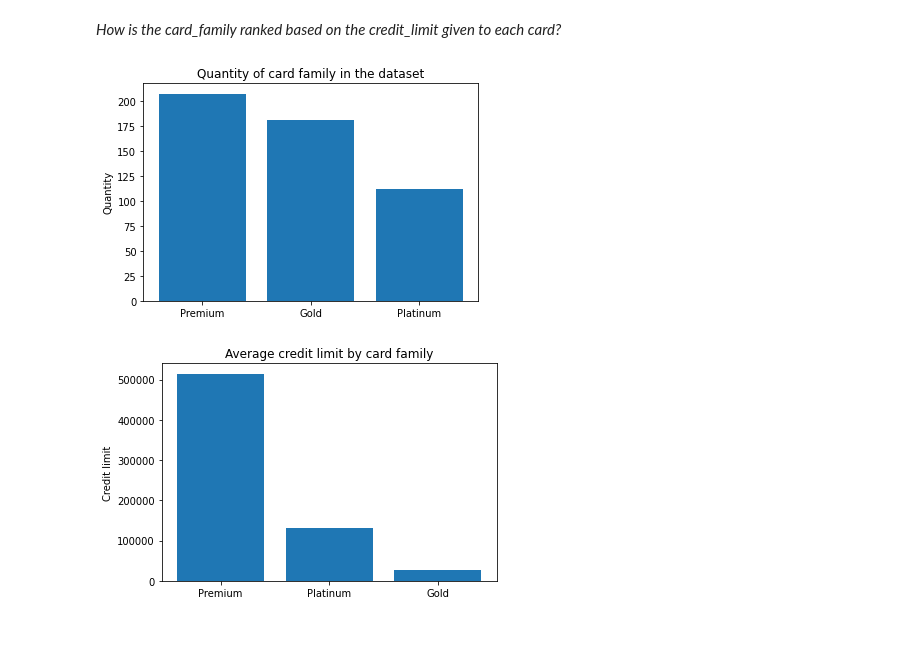
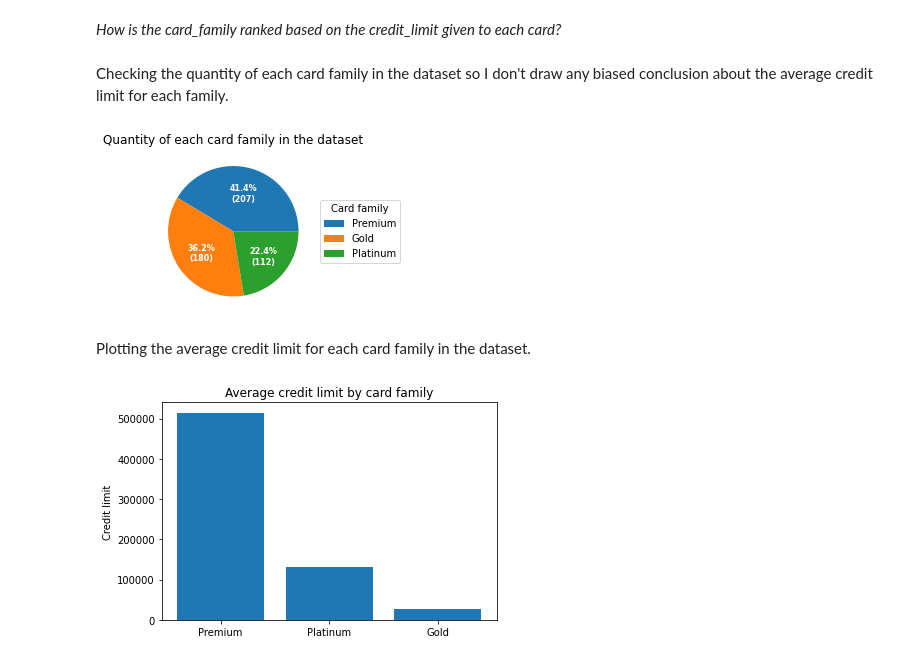
Before and after one commit to Eric-Mendes/conta-stone-data-challenge, a Jupyter notebook: data_analyses.ipynb, the cells around one changed output. Cells and saved outputs as stored; diff of their text form; code cells hidden in the pictures; blank space fills up the shorter version.

```diff
--- a/data_analyses.ipynb
+++ b/data_analyses.ipynb
@@ -52,6 +52,8 @@ print("The average age of the customers in the database is {} years old."\
 The average age of the customers in the database is 35.06 years old.
 # %% [markdown]
 *How is the card_family ranked based on the credit_limit given to each card?*
+# %% [markdown]
+Checking the quantity of each card family in the dataset so I don't draw any biased conclusion about the average credit limit for each family.
 # %%
 # getting all the card families in the dataset
 card_families = np.unique(df_card['card_family'])
@@ -67,14 +69,37 @@ family_quantity.sort(key=lambda qty: qty[1], reverse=True)
 # unzipping family_quantity (separating family from quantity)
 family_quantity = zip(*family_quantity)
 family_quantity = list(family_quantity)
-
-# plotting the family quantity
-plt.bar(family_quantity[0], family_quantity[1])
-plt.title("Quantity of card family in the dataset")
-plt.ylabel("Quantity")
-plt.show()
-# %% [output]
-[figure, removed]
+# %%
+# Plotting a pie plot
+
+fig, ax = plt.subplots(figsize=(6, 3), subplot_kw=dict(aspect="equal"))
+
+data = family_quantity[1]
+card_families = family_quantity[0]
+
+
+def func(pct, allvals):
+    absolute = int(pct/100.*np.sum(allvals))
+    return "{:.1f}%\n({:d})".format(pct, absolute)
+
+
+wedges, texts, autotexts = ax.pie(data, autopct=lambda pct: func(pct, data),
+                                  textprops=dict(color="w"))
+
+ax.legend(wedges, card_families,
+          title="Card family",
+          loc="center left",
+          bbox_to_anchor=(1, 0, 0.5, 1))
+
+plt.setp(autotexts, size=8, weight="bold")
+
+ax.set_title("Quantity of each card family in the dataset")
+
+plt.show()
+# %% [output]
+[figure, added]
+# %% [markdown]
+Plotting the average credit limit for each card family in the dataset.
 # %%
 # getting the average credit limit for each card family in the dataset
 avg_credit_limit = [(family, np.array(df_card['credit_limit'].loc\
```
Also changed, not shown: parts of 3 cells of this notebook.
